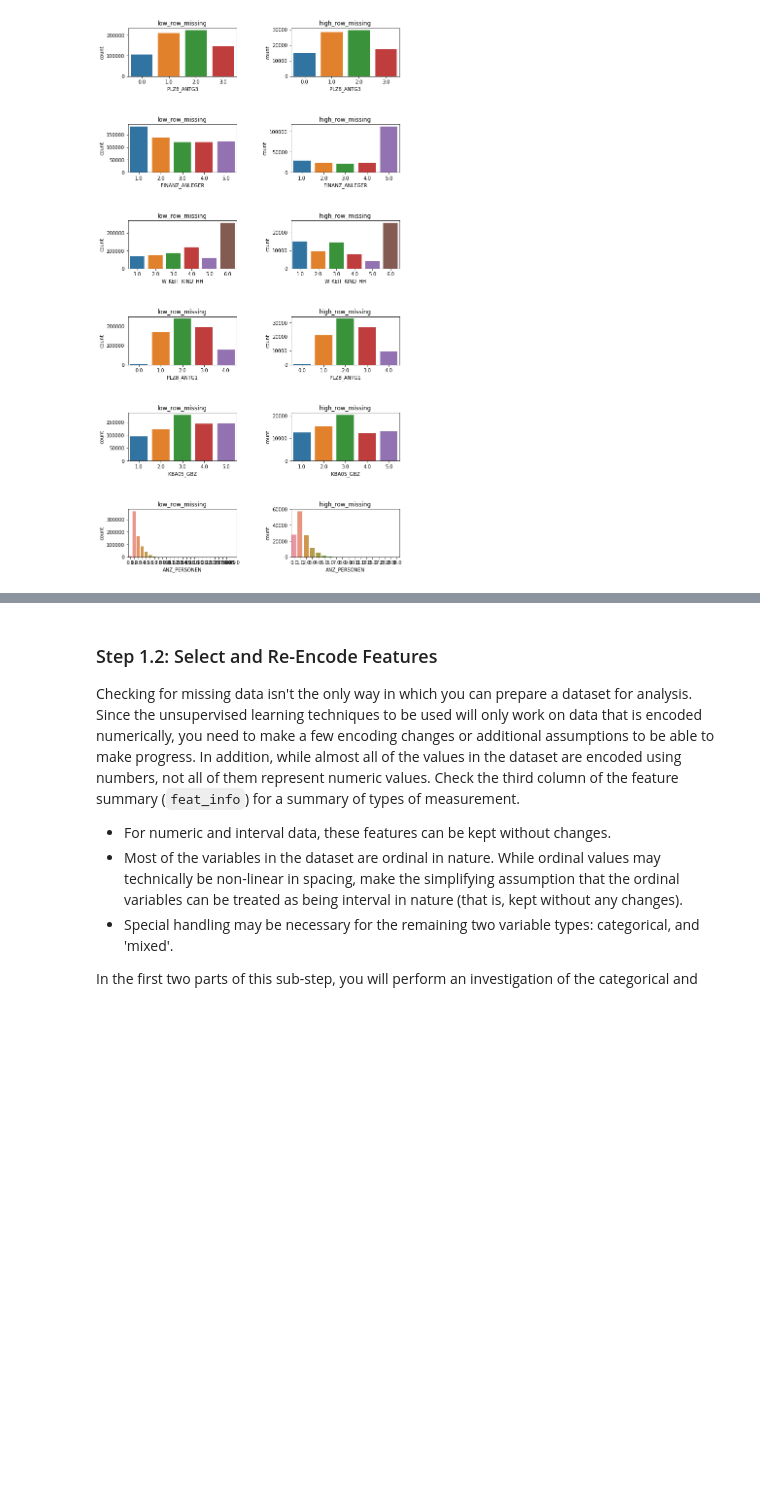
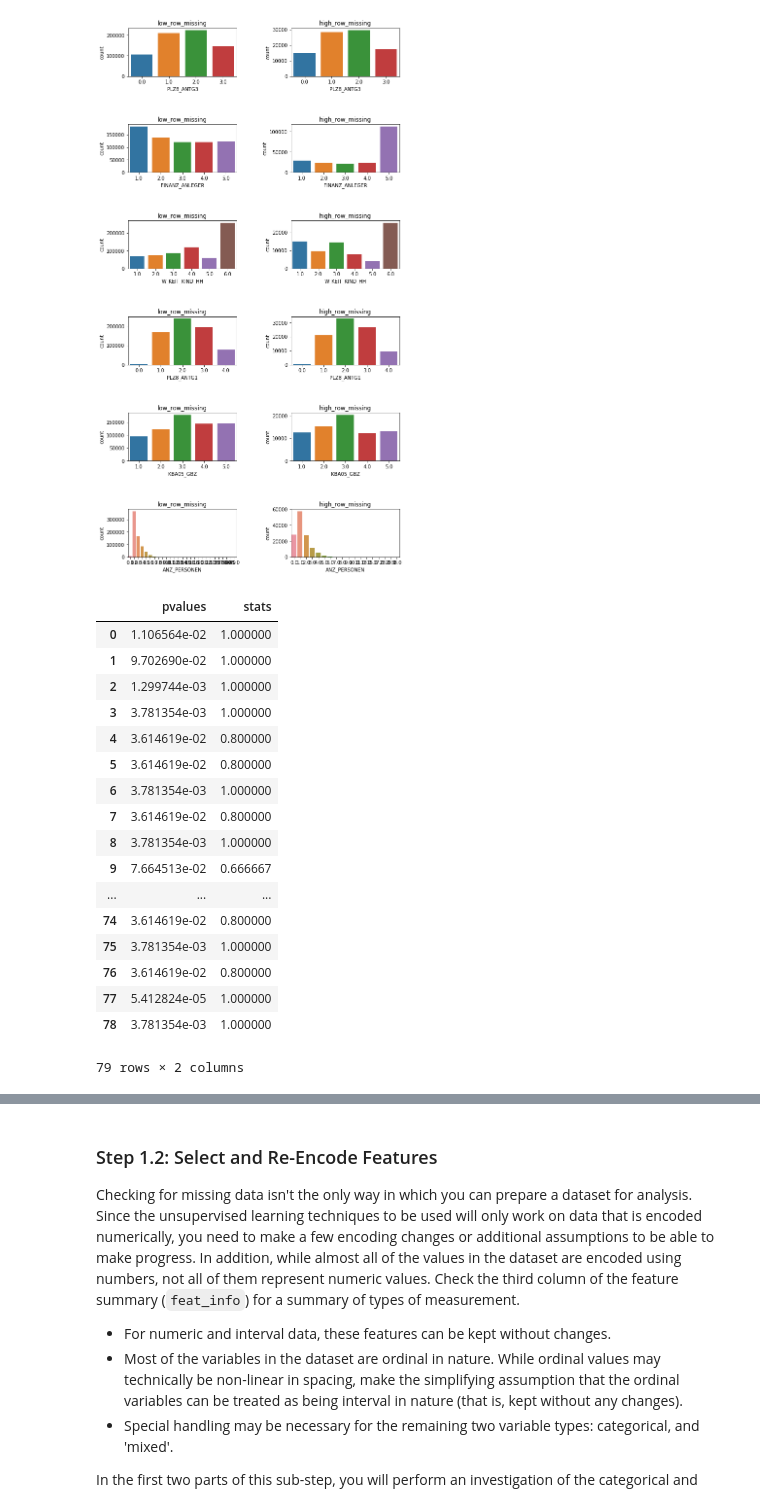
Before and after one commit to jackiedepp/data-scientist-nanodegree, a Jupyter notebook: unsupervised-learning/identify_customer_segments/Identify_Customer_Segments.ipynb, the cells around one changed output, grey strips where cells are left out. Cells and saved outputs as stored; diff of their text form; code cells hidden in the pictures; blank space fills up the shorter version.

```diff
--- a/unsupervised-learning/identify_customer_segments/Identify_Customer_Segments.ipynb
+++ b/unsupervised-learning/identify_customer_segments/Identify_Customer_Segments.ipynb
@@ -315,3 +315,45 @@ def plt_columns (cols, col_num, seed=42):
 plt_columns(cols=low_row_missing.columns, col_num=6, seed=41)
 # %% [output]
 [figure]
+# %%
+from scipy.stats import ks_2samp
+
+def hypothesis_test(df1, df2, cols):
+    stats = []
+    pvalues = []
+    for col in cols:
+        counts_main = df1[col].value_counts().sort_index()
+        counts_drop = df2[col].value_counts().sort_index()
+        try:
+            ch = ks_2samp(counts_main, counts_drop)
+            stats.append(ch.statistic)
+            pvalues.append(ch.pvalue)
+        except:
+            stats.append(np.nan)
+            pvalues.append(np.nan)
+
+    return stats, pvalues
+# %%
+stats, pvalues = hypothesis_test(low_row_missing, high_row_missing, low_row_missing.columns.values)
+# %%
+comp_df = pd.DataFrame({'stats': stats, 'pvalues': pvalues})
+comp_df
+# %% [output]
+|  | pvalues | stats |
+| 0 | 1.106564e-02 | 1.000000 |
+| 1 | 9.702690e-02 | 1.000000 |
+| 2 | 1.299744e-03 | 1.000000 |
+| 3 | 3.781354e-03 | 1.000000 |
+| 4 | 3.614619e-02 | 0.800000 |
+| 5 | 3.614619e-02 | 0.800000 |
+| 6 | 3.781354e-03 | 1.000000 |
+| 7 | 3.614619e-02 | 0.800000 |
+| 8 | 3.781354e-03 | 1.000000 |
+| 9 | 7.664513e-02 | 0.666667 |
+| ... | ... | ... |
+| 74 | 3.614619e-02 | 0.800000 |
+| 75 | 3.781354e-03 | 1.000000 |
+| 76 | 3.614619e-02 | 0.800000 |
+| 77 | 5.412824e-05 | 1.000000 |
+| 78 | 3.781354e-03 | 1.000000 |
+79 rows × 2 columns
```
Also changed, not shown: parts of 30 cells of this notebook, 1 other file.
